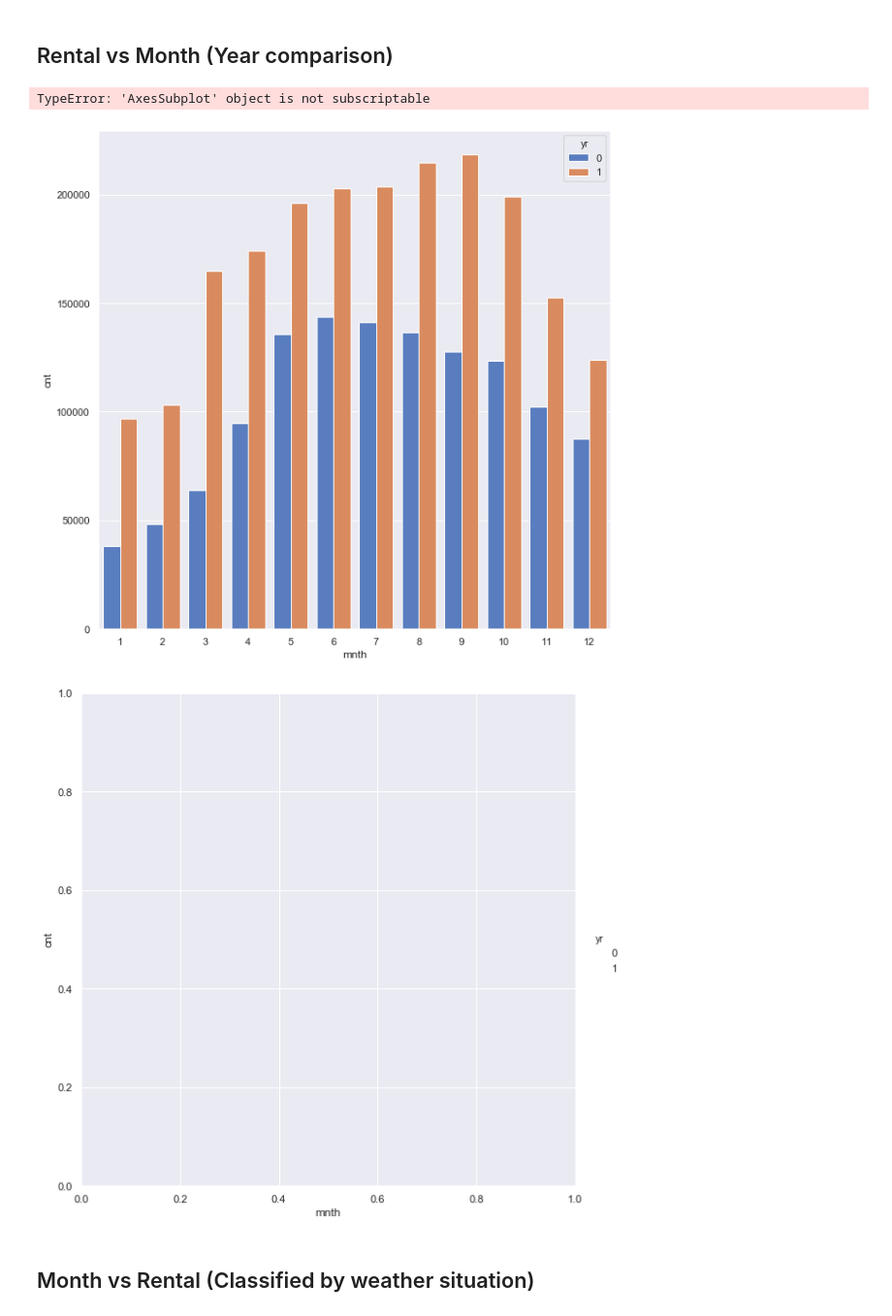
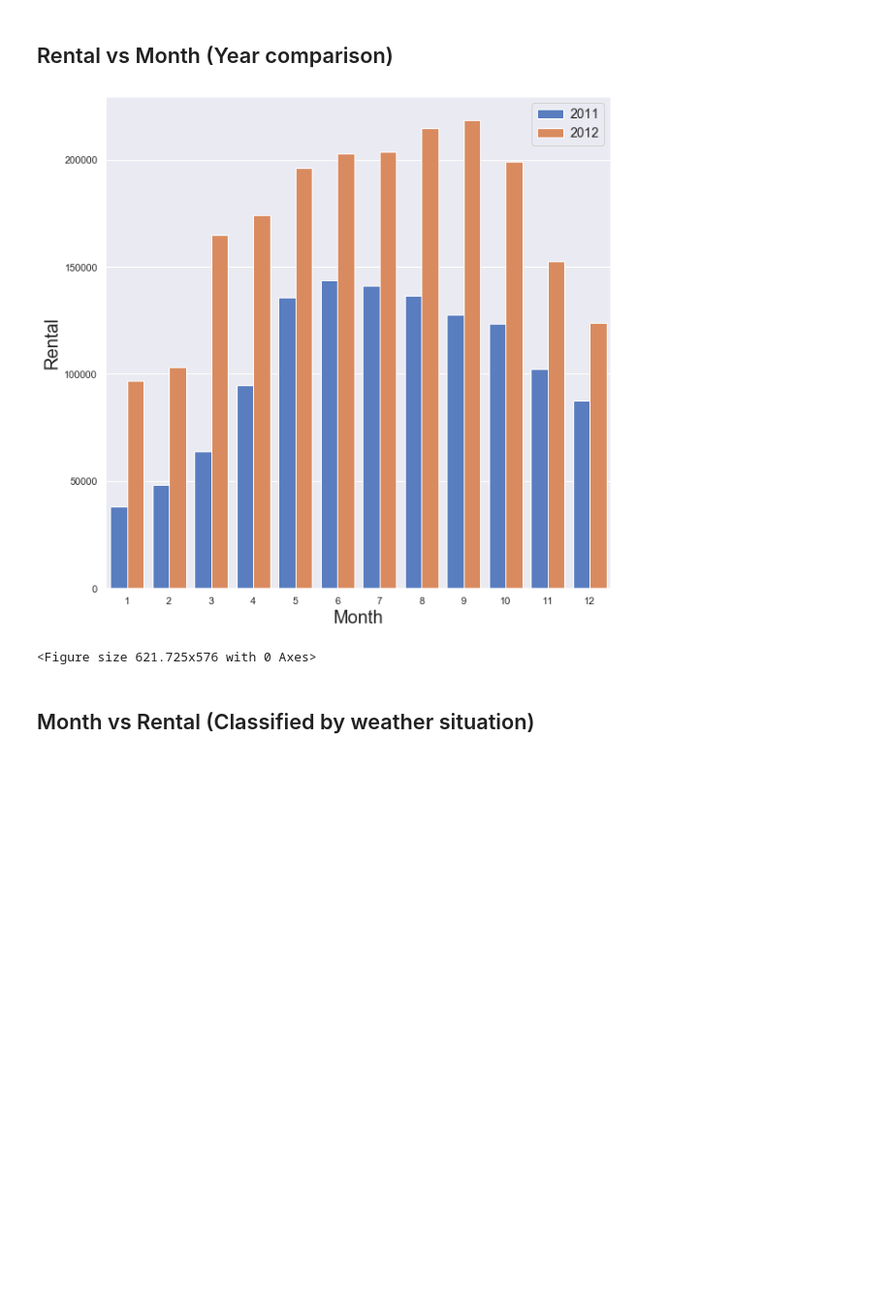
Before and after one commit to hardanimaulana/bike-sharing-analysis, a Jupyter notebook: bike_sharing.ipynb, the cells around one changed output. Shown at 97% size. Drawn from its saved outputs; the diff is of its cells as text; code cells hidden in the pictures; blank space fills up the shorter version.

```diff
--- a/bike_sharing.ipynb
+++ b/bike_sharing.ipynb
@@ -146,35 +146,30 @@ plt.show()
 # %%
 fig_dims = (10, 10)
 fig, ax = plt.subplots(figsize=fig_dims)
 
 sns.set()
 
 groupedvalues2=df_hour.groupby(['yr','mnth'])['cnt'].sum().reset_index()
 sns.catplot(x='mnth', y='cnt', hue='yr', data=groupedvalues2, kind="bar", palette="muted", height=8, ax=ax)
-
-#Unused label for rental numbers
-for index, row in groupedvalues2.iterrows():
-    ax.axes[0][0].text((row.yr*0.4+1.0*(index%12)-0.3), row.cnt, round(row.cnt,1), size=15)
 
 ax.set_xlabel("Month", fontsize=20)
 ax.set_ylabel("Rental", fontsize=20)
 
 # Fix the legend
 handles, labels = ax.get_legend_handles_labels()
 lgd = ax.legend(handles[0:2], ['2011','2012'],
                loc='upper right',
                fontsize='large',
                handletextpad=0.5)
 
 lgd.legendHandles[0]._sizes = [5]
 lgd.legendHandles[1]._sizes = [5]
 
 #removing unknown misconfiguration in matplotlib
 plt.delaxes()
 # %% [output]
+[figure, new version]
-TypeError: 'AxesSubplot' object is not subscriptable
+<Figure size 621.725x576 with 0 Axes>
-[figure, old version]
-[figure, removed]
 # %% [markdown]
 ## Month vs Rental (Classified by weather situation)
 # %%
```
